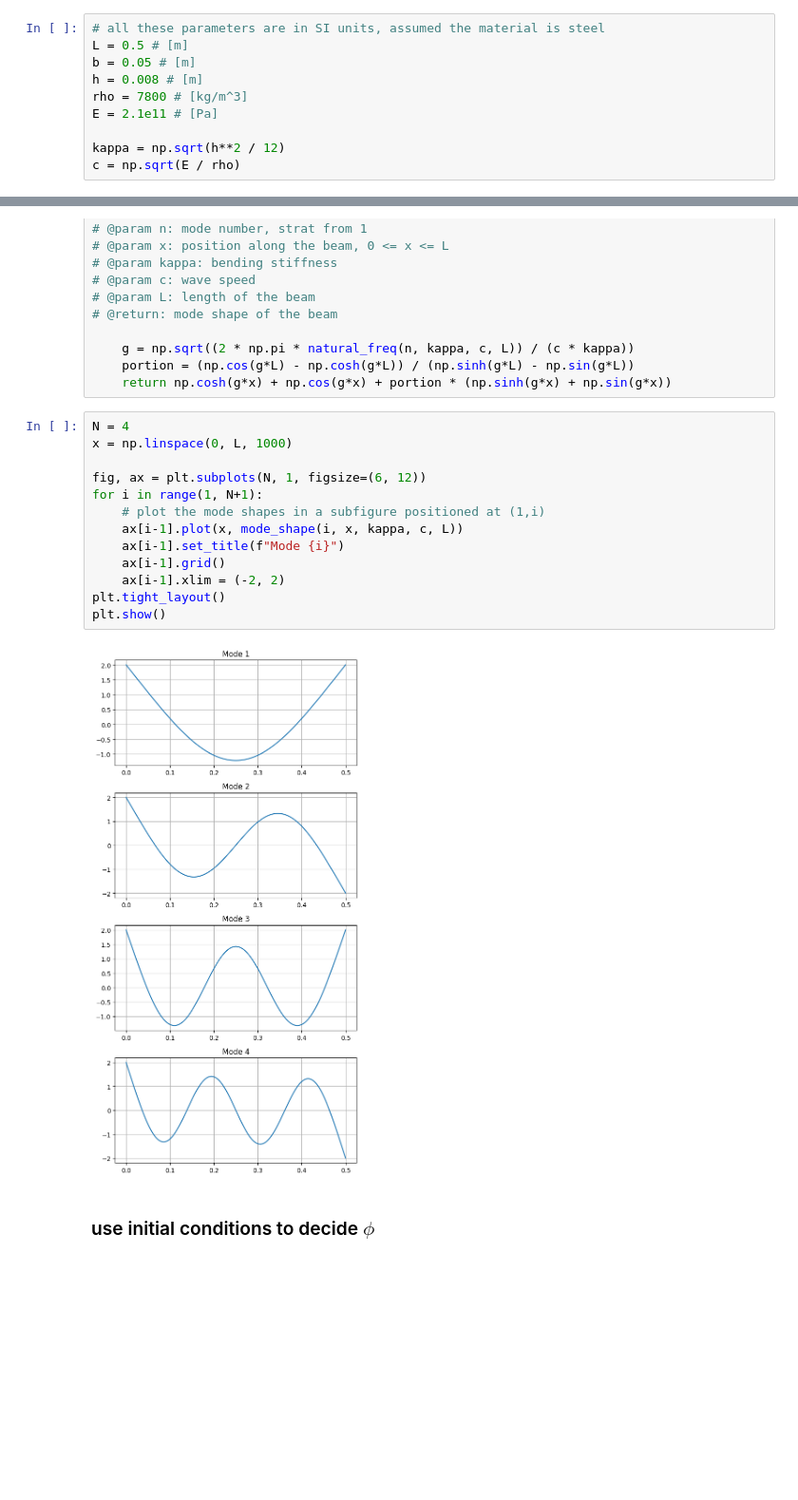
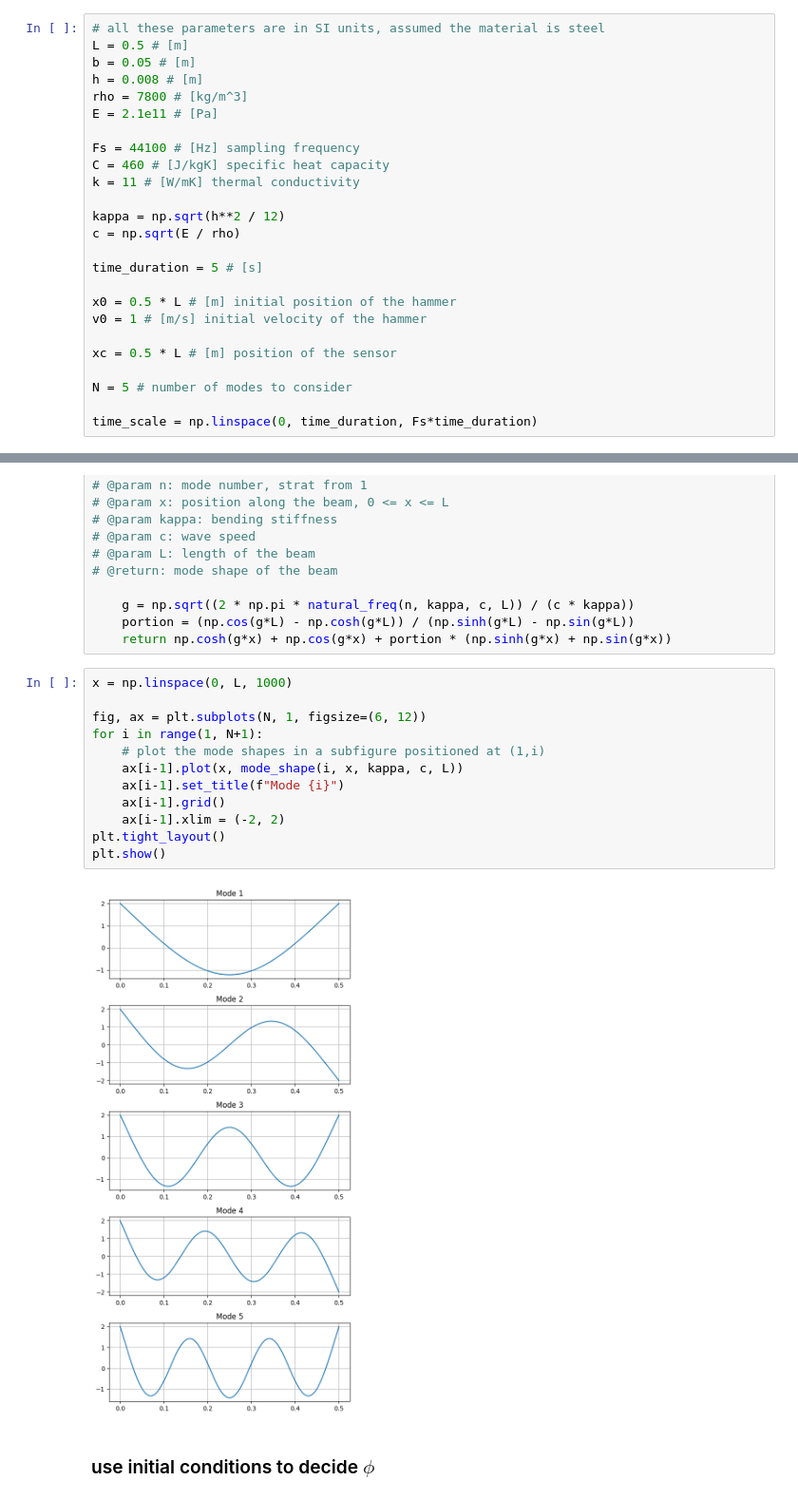
Before and after one commit to kjle/ATIAM-Promo-2025, a Jupyter notebook: AM/Percussion/glockenspiel.ipynb, the cells around one changed output, grey strips where cells are left out. Shown at 95% size. Cells and saved outputs as stored; diff of their text form; blank space fills up the shorter version.

```diff
--- a/AM/Percussion/glockenspiel.ipynb
+++ b/AM/Percussion/glockenspiel.ipynb
@@ -164,8 +164,23 @@ h = 0.008 # [m]
 rho = 7800 # [kg/m^3]
 E = 2.1e11 # [Pa]
 
+Fs = 44100 # [Hz] sampling frequency
+C = 460 # [J/kgK] specific heat capacity
+k = 11 # [W/mK] thermal conductivity
+
 kappa = np.sqrt(h**2 / 12)
 c = np.sqrt(E / rho)
+
+time_duration = 5 # [s]
+
+x0 = 0.5 * L # [m] initial position of the hammer
+v0 = 1 # [m/s] initial velocity of the hammer
+
+xc = 0.5 * L # [m] position of the sensor
+
+N = 5 # number of modes to consider
+
+time_scale = np.linspace(0, time_duration, Fs*time_duration)
 # %% [markdown]
 ### natural frequences and modes
 # %%
@@ -194,20 +209,19 @@ def mode_shape(n, x, kappa, c, L):
     portion = (np.cos(g*L) - np.cosh(g*L)) / (np.sinh(g*L) - np.sin(g*L))
     return np.cosh(g*x) + np.cos(g*x) + portion * (np.sinh(g*x) + np.sin(g*x))
 # %%
-N = 4
 x = np.linspace(0, L, 1000)
 
 fig, ax = plt.subplots(N, 1, figsize=(6, 12))
 for i in range(1, N+1):
     # plot the mode shapes in a subfigure positioned at (1,i)
     ax[i-1].plot(x, mode_shape(i, x, kappa, c, L))
     ax[i-1].set_title(f"Mode {i}")
     ax[i-1].grid()
     ax[i-1].xlim = (-2, 2)
 plt.tight_layout()
 plt.show()
 # %% [output]
-[figure, old version]
+[figure, new version]
 # %% [markdown]
 ### use initial conditions to decide $\phi$
 # %% [markdown]
```
Also changed, not shown: parts of 7 cells of this notebook.
